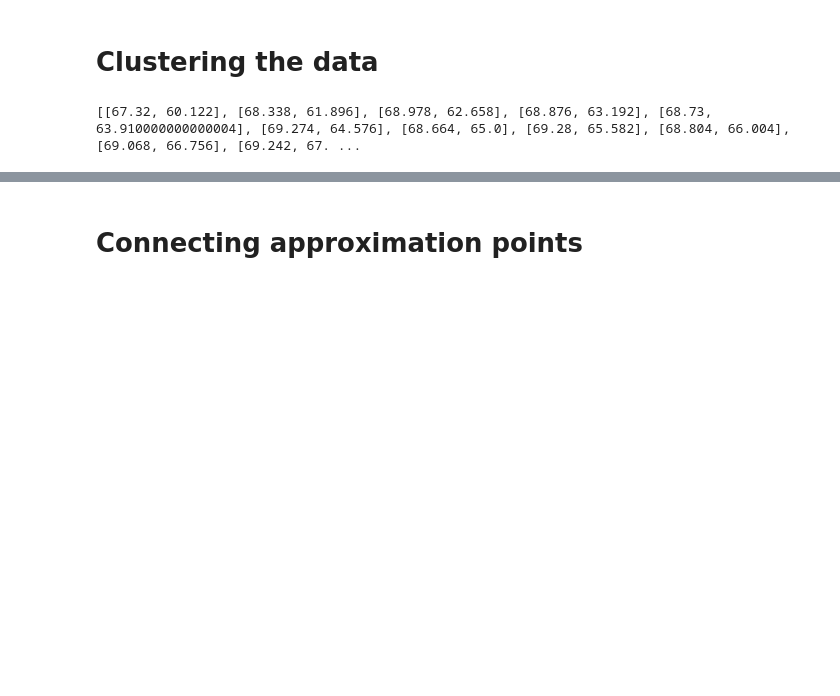
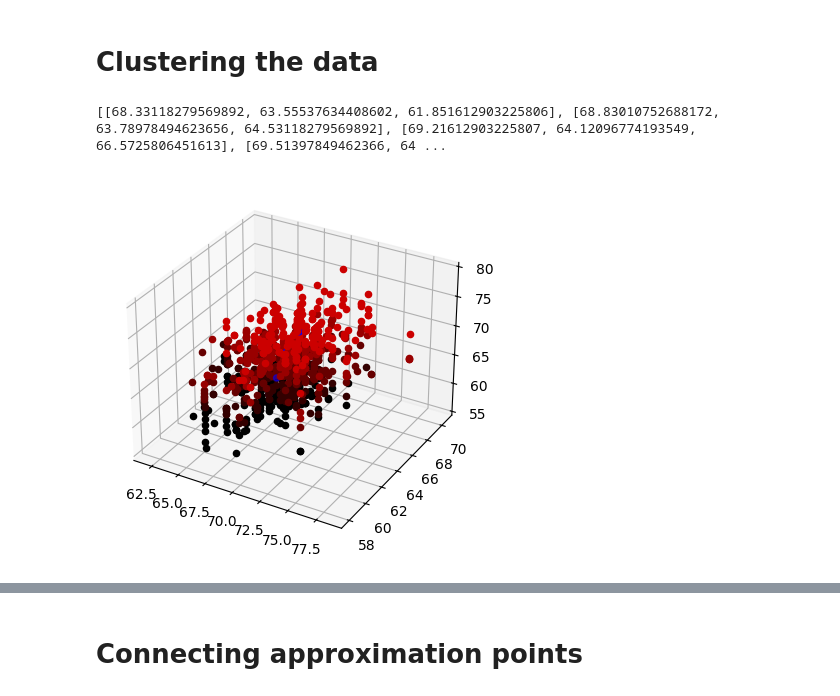
Before and after one commit to wStobaugh/CRO, a Jupyter notebook: main.ipynb, the cells around one changed output, grey strips where cells are left out. Drawn from its saved outputs; the diff is of its cells as text; code cells hidden in the pictures; blank space fills up the shorter version.

```diff
--- a/main.ipynb
+++ b/main.ipynb
@@ -73,14 +64,15 @@ data_csv.head
 """
 Choose an arbitrary dimension, then go from intervals of desired length, look at all data points within interval, then generate averages for each cluster detected
 """
-# TODO: Switch this from chunk size to number of desired chunks, like likely lead to cleaner looking approximation results
+# TODO: Find which column to cluster by using the lowest loss function value
 
-# First sort our data set given the row we choose (usually the variable we are most interested in)
+# First sort our data set given the row we choose to cluster by
 chosen_column = 'childHeight'
 
 # Sort the dataset by the chosen column
 data_csv_sorted = data_csv.sort_values(by=chosen_column)
-chunk_size = 50 # amount of desired points in each chunk
+chunk_amount = 5 # amount of desired chunks
+chunk_size = 20 # amount of desired points in each chunk
 
 
 
@@ -99,16 +91,16 @@ return aprox_vectors
 # A chunk is defined as a group of data points with relatively close proximity
 def generate_chunks(data):
     chunk_list = []
-    index = 0
-    while (index + chunk_size) < len(data):
-        chunk_list.append(data[index:index+chunk_size])
-        index += chunk_size
-
+    chunk_size = len(data) // chunk_amount
+    for i in range(chunk_amount):
+        start_index = i * chunk_size
+        end_index = start_index + chunk_size if i < chunk_amount - 1 else len(data)
+        chunk_list.append(data[start_index:end_index])
     return chunk_list
 
 
 # Function to determine the optimal number of clusters
-def determine_optimal_cluster_count(data, max_clusters=10, sensitivity=0.75):
+def determine_optimal_cluster_count(data, max_clusters=10, sensitivity=0.95):
     if len(data) <= 1:
         return 1  # Can't cluster if there's only one point
     distortions = []
@@ -119,35 +111,56 @@ def determine_optimal_cluster_count(data, max_clusters=10, sensitivity=0.75):
     # Heuristic: choose the number of clusters where the reduction in inertia decreases significantly
     k_opt = 1
     for i in range(1, len(distortions)):
         if distortions[i-1] - distortions[i] < sensitivity * (distortions[0] - distortions[-1]):
             k_opt = i
             break
     return k_opt
 
+color_index = 0
+ax = plt.figure().add_subplot(projection='3d')
+
+# Function to generate cluster averages
 def generate_cluster_averages(chunk, num_clusters):
+    global color_index
     kmeans = KMeans(n_clusters=num_clusters)
     kmeans.fit(chunk)
     cluster_centers = kmeans.cluster_centers_
-    # print(num_clusters, ": ", cluster_centers.tolist())
+
+    for (x, y, z) in zip(chunk['father'], chunk['mother'], chunk['childHeight']):
+        ax.scatter(x, y, z, color=(color_index * (1 / chunk_amount), 0, 0))
+    color_index += 1
     return cluster_centers.tolist()
 
 
+# fig = plt.figure(figsize=(10, 6))
+# ax = fig.add_subplot(111, projection='3d')
+# scatter = ax.scatter(all_data_points_df['father'], all_data_points_df['mother'], all_data_points_df['childHeight'], c=all_labels, cmap='viridis', marker='o')
 
 
 
 # Generate chunks
 chunks = generate_chunks(data_csv_sorted)
+# print(chunks[0])
 
 # Initialize list to store cluster averages
 cluster_averages = []
 
 # Generate cluster averages for each chunk
 for chunk in chunks:
+    # print(chunk)
     cluster_averages.extend(generate_cluster_averages(chunk, determine_optimal_cluster_count(chunk)))
 
+# Plotting the cluster averages
+x_values = [avg[0] for avg in cluster_averages]
+y_values = [avg[1] for avg in cluster_averages]  # Assuming cluster averages are 1D, adjust if they are multidimensional
+z_values = [avg[2] for avg in cluster_averages]
+
+ax.scatter(x_values, y_values, z_values, color='blue')
+
 print(cluster_averages)
 # %% [output]
-[[67.32, 60.122], [68.338, 61.896], [68.978, 62.658], [68.876, 63.192], [68.73, 63.910000000000004], [69.274, 64.576], [68.664, 65.0], [69.28, 65.582], [68.804, 66.004], [69.068, 66.756], [69.242, 67. ...
+[[68.33118279569892, 63.55537634408602, 61.851612903225806], [68.83010752688172, 63.78978494623656, 64.53118279569892], [69.21612903225807, 64.12096774193549, 66.5725806451613], [69.51397849462366, 64 ...
+[figure, added]
 # %%
 # Plotting the cluster averages
 x_values = [avg[0] for avg in cluster_averages]
```
Also changed, not shown: parts of 7 cells of this notebook.
